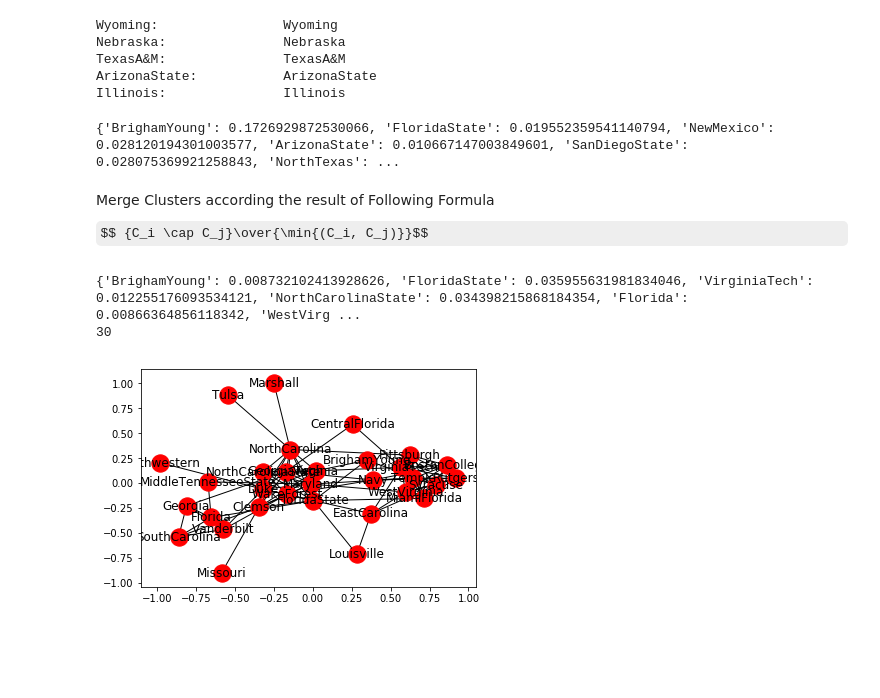
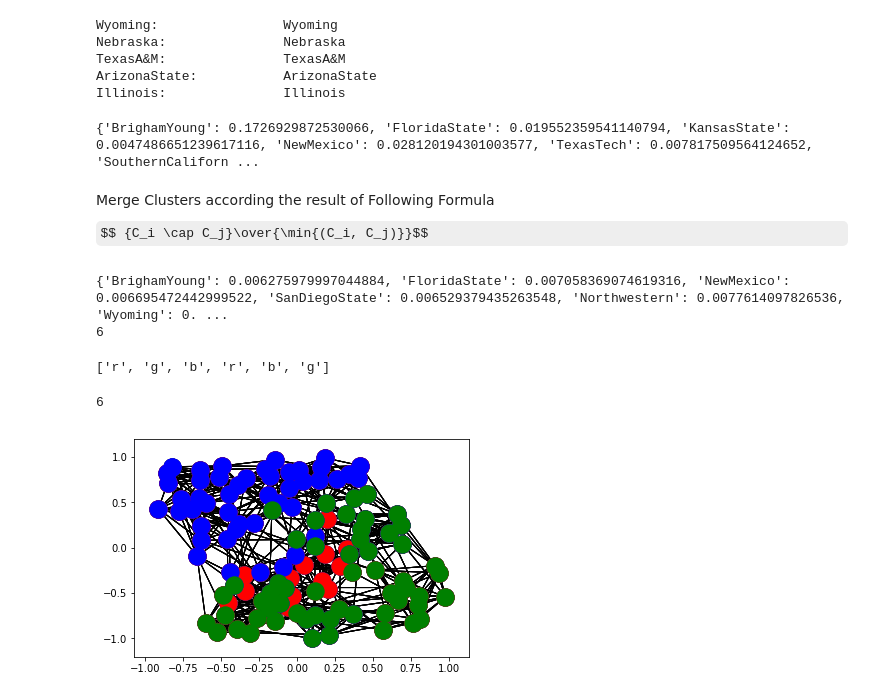
Before and after one commit to theyusko/local-graph-clustering-with-PPR, a Jupyter notebook: Code/main_notebook.ipynb, the cells around one changed output. Cells and saved outputs as stored; diff of their text form; code cells hidden in the pictures; some formulas as TeX source; blank space fills up the shorter version.

Commit message:
Cluster coloring works when hardcoded. Couldn't figure out programatically because of matplotlib limitations.

```diff
--- a/Code/main_notebook.ipynb
+++ b/Code/main_notebook.ipynb
@@ -128,19 +128,19 @@ Illinois:               Illinois
 #print(k_means_result)
 # %%
 #print(prS[0])
-sim_threshold = 0.008
+sim_threshold = 0.004
 for i in prS:
     for p in list(i.keys()):
         if i[p] < sim_threshold:
             del i[p]
 print(prS[0])
 # %% [output]
-{'BrighamYoung': 0.1726929872530066, 'FloridaState': 0.019552359541140794, 'NewMexico': 0.028120194301003577, 'ArizonaState': 0.010667147003849601, 'SanDiegoState': 0.028075369921258843, 'NorthTexas': ...
+{'BrighamYoung': 0.1726929872530066, 'FloridaState': 0.019552359541140794, 'KansasState': 0.0047486651239617116, 'NewMexico': 0.028120194301003577, 'TexasTech': 0.007817509564124652, 'SouthernCaliforn ...
 # %% [markdown]
 Merge Clusters according the result of Following Formula
 $$ {C_i \cap C_j}\over{\min{(C_i, C_j)}}$$
 # %%
-cluster_merge_threshold = 0.85
+cluster_merge_threshold = 0.6
 
 tmp = len(prS)
 i = 0
@@ -158,10 +158,26 @@ while i < tmp:
 print(prS[0])
 print(len(prS))
 # %% [output]
-{'BrighamYoung': 0.008732102413928626, 'FloridaState': 0.035955631981834046, 'VirginiaTech': 0.012255176093534121, 'NorthCarolinaState': 0.034398215868184354, 'Florida': 0.00866364856118342, 'WestVirg ...
-30
+{'BrighamYoung': 0.006275979997044884, 'FloridaState': 0.007058369074619316, 'NewMexico': 0.006695472442999522, 'SanDiegoState': 0.006529379435263548, 'Northwestern': 0.0077614097826536, 'Wyoming': 0. ...
+6
-# %%
-cluster0 = nx.Graph(G2.subgraph(prS[0]))
-nx.draw_networkx(cluster0)
-# %% [output]
-[figure, removed]
+# %%
+import matplotlib.pyplot as plt
+from matplotlib import cm as cm
+#print(cm.cmap_d.keys())
+
+#colormap = cm.get_cmap('Blues')
+#colormap = [cm.jet(x) for x in range(len(prS))]
+colormap = ['r', 'g', 'b', 'r', 'b', 'g']
+print(colormap)
+# %% [output]
+['r', 'g', 'b', 'r', 'b', 'g']
+# %%
+print(len(prS))
+for i in range(len(prS)):
+    clusteri = nx.Graph(G2.subgraph(prS[i]))
+    nx.draw_networkx_nodes(clusteri, pos=pos,
+                           node_color=colormap[i])
+    nx.draw_networkx_edges(clusteri, pos=pos)
+# %% [output]
+6
+[figure, added]
```
Also changed, not shown: parts of 1 cell of this notebook.
